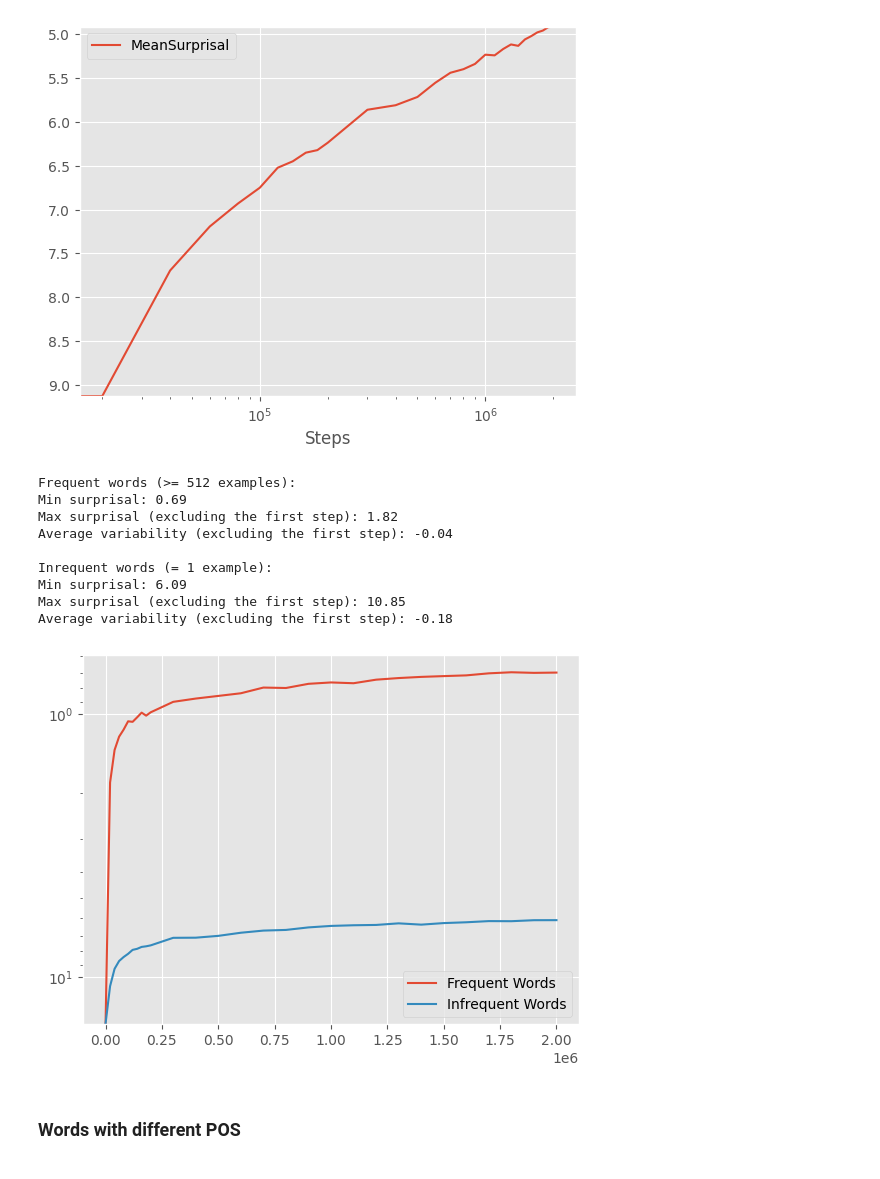
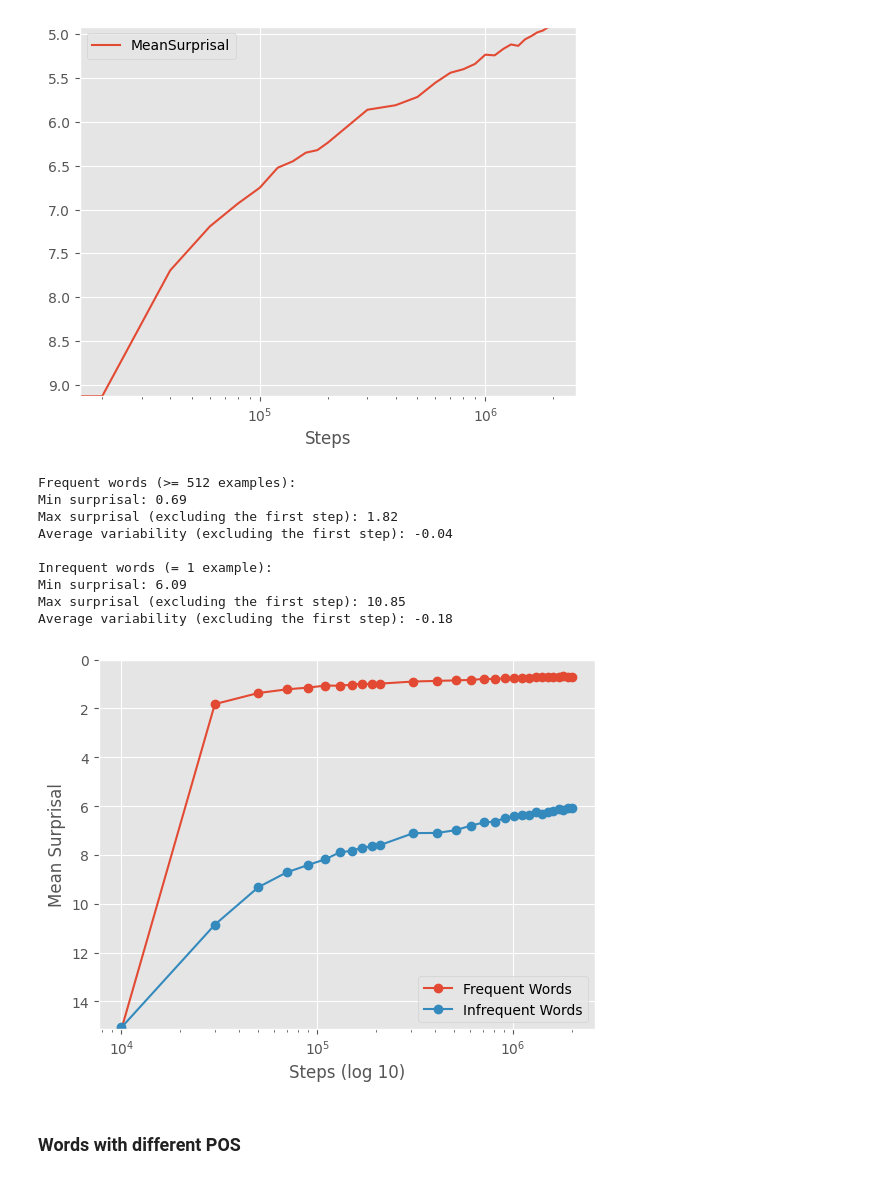
Before and after one commit to NazaninShafiabadi/word-acquisition-language-models, a Jupyter notebook: word_acquisition.ipynb, the cells around one changed output. Cells and saved outputs as stored; diff of their text form; code cells hidden in the pictures.

```diff
--- a/word_acquisition.ipynb
+++ b/word_acquisition.ipynb
@@ -115,40 +115,43 @@ avg_freq_surprisals = frequent.groupby('Steps')['MeanSurprisal'].mean().reset_in
 
 # for each step, average surprisal across all words with only 1 example (infrequent words)
 avg_infreq_surprisals = infrequent.groupby('Steps')['MeanSurprisal'].mean().reset_index().assign(Diffs=lambda x: x['MeanSurprisal'].diff().fillna(0))
 
 plt.figure()
-# plt.xscale('log')
-plt.yscale('log')
+plt.xscale('log')
+# plt.yscale('log')
 
-steps = [step + 1e-5 for step in avg_freq_surprisals['Steps'].values]
-plt.plot(steps, avg_freq_surprisals['MeanSurprisal'], label='Frequent Words')
-plt.plot(steps, avg_infreq_surprisals['MeanSurprisal'], label='Infrequent Words')
+# steps = avg_freq_surprisals['Steps']
+steps = [step + 10000 for step in avg_freq_surprisals['Steps'].values]
+plt.plot(steps, avg_freq_surprisals['MeanSurprisal'], marker='o', label='Frequent Words')
+plt.plot(steps, avg_infreq_surprisals['MeanSurprisal'], marker='o', label='Infrequent Words')
 
-plt.ylim(max(avg_freq_surprisals['MeanSurprisal'].max(), avg_infreq_surprisals['MeanSurprisal'].max()), min(avg_freq_surprisals['MeanSurprisal'].min(), avg_infreq_surprisals['MeanSurprisal'].min())-0.1)
+plt.ylim(max(avg_freq_surprisals['MeanSurprisal'].max(), avg_infreq_surprisals['MeanSurprisal'].max()), 0)
+plt.xlabel('Steps (log 10)')
+plt.ylabel('Mean Surprisal')
 plt.legend()
 
 print('Frequent words (>= 512 examples):')
 print(f"Min surprisal: {avg_freq_surprisals['MeanSurprisal'].min():.2f}")
 print(f"Max surprisal (excluding the first step): {avg_freq_surprisals['MeanSurprisal'].iloc[1:].max():.2f}")
 print(f"Average variability (excluding the first step): {avg_freq_surprisals['Diffs'].iloc[2:].mean():.2f}\n")
 
 print('Inrequent words (= 1 example):')
 print(f"Min surprisal: {avg_infreq_surprisals['MeanSurprisal'].min():.2f}")
 print(f"Max surprisal (excluding the first step): {avg_infreq_surprisals['MeanSurprisal'].iloc[1:].max():.2f}")
 print(f"Average variability (excluding the first step): {avg_infreq_surprisals['Diffs'].iloc[2:].mean():.2f}")
 
 plt.show()
 # %% [output]
 Frequent words (>= 512 examples):
 Min surprisal: 0.69
 Max surprisal (excluding the first step): 1.82
 Average variability (excluding the first step): -0.04
 
 Inrequent words (= 1 example):
 Min surprisal: 6.09
 Max surprisal (excluding the first step): 10.85
 Average variability (excluding the first step): -0.18
-[figure, old version]
+[figure, new version]
 # %%
 # plot_surprisals(bert_surprisals['Token'].drop_duplicates().tolist(), bert_surprisals)
 # %% [markdown]
```
Also changed, not shown: parts of 13 cells of this notebook.
